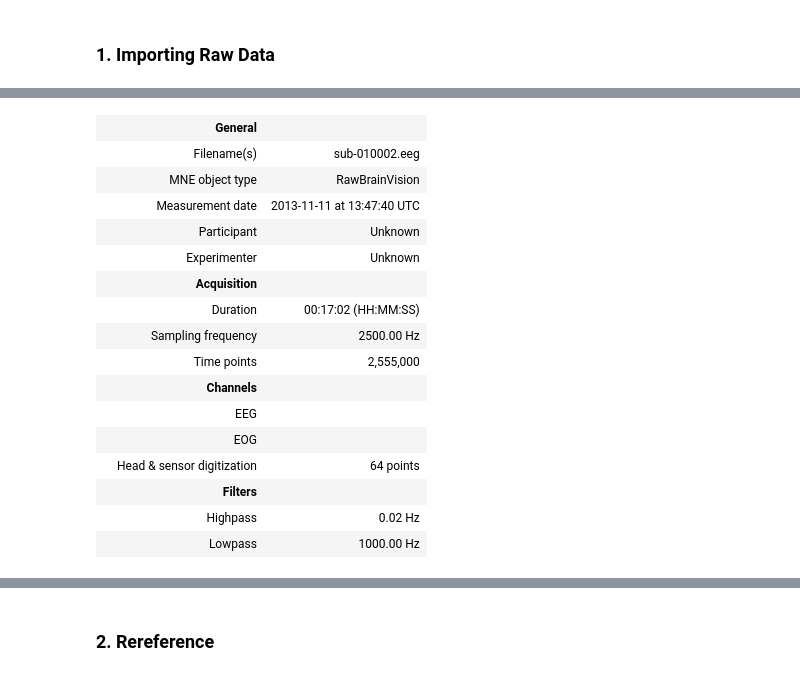
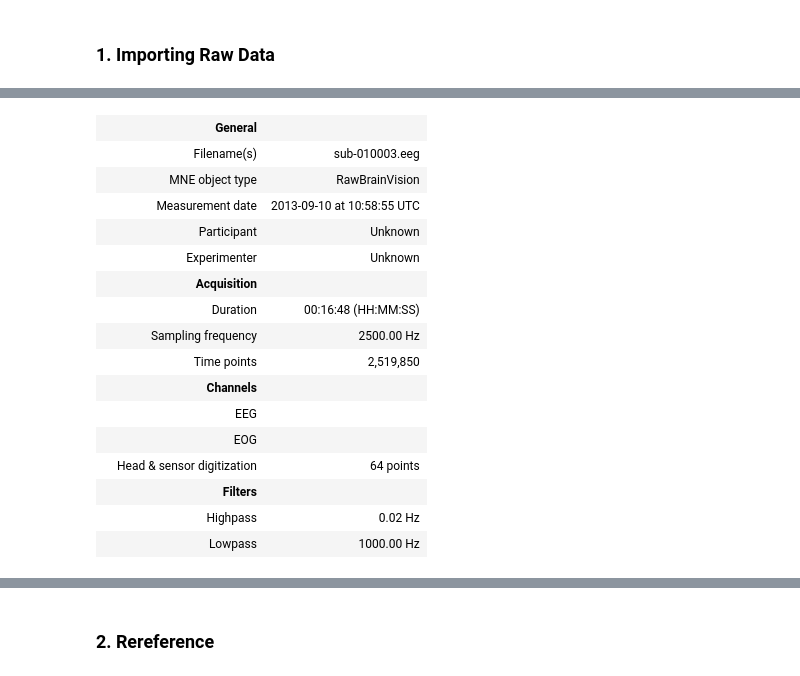
Before and after one commit to tut211302/eeg-mri-aging-analysis, a Jupyter notebook: jupyter_notebook/MNE-Preprocessing.ipynb, the cells around one changed output, grey strips where cells are left out. Saved outputs shown, nothing was run; the diff lists cells and outputs as text; code cells hidden in the pictures.

```diff
--- a/jupyter_notebook/MNE-Preprocessing.ipynb
+++ b/jupyter_notebook/MNE-Preprocessing.ipynb
@@ -7,11 +7,14 @@ import os.path as op
 import mne
 import numpy as np
 import pandas as pd
+# %%
+from tqdm import tqdm
+mne.set_log_level('WARNING')
 # %% [markdown]
 ### 1. Importing Raw  Data
 # %%
-examples_dir = 'D:\\FY2025\\Fukuyama\\work place\\eeg-mri-aging-analysis\\data\\raw\\sub-010002\\RSEEG\\'   # Path to the raw EEG Data folder
-vhdr_file = op.join(examples_dir, 'sub-010002.vhdr')                # Path to the raw EEG header file
+examples_dir = 'D:\\FY2025\\Fukuyama\\work place\\eeg-mri-aging-analysis\\data\\raw\\sub-010003\\RSEEG\\'   # Path to the raw EEG Data folder
+vhdr_file = op.join(examples_dir, 'sub-010003.vhdr')                # Path to the raw EEG header file
 #vhdr_file = 'D:\\FY2025\\Fukuyama\\work place\\eeg-mri-aging-analysis\\data\\EEG_MPILMBB_LEMON\\EEG_Raw_BIDS_ID\\sub-010002\\RSEEG\\sub-010002.vhdr'
 raw = mne.io.read_raw_brainvision(vhdr_file, misc='auto')        # Returns a Raw object containing BrainVision data
-raw.load_data()                                                   # Loading continuous data
+_= raw.load_data()                                                   # Loading continuous data
@@ -38,24 +21,24 @@ Reading 0 ... 2554999  =      0.000 ...  1022.000 secs...
 # %%
 # Set the VEOG channel as EOG type (not EEG)
 raw.set_channel_types({'VEOG': 'eog'})
 
 # Create standard montage (10-20 system)
-montage = mne.channels.make_standard_montage('standard_1005')
+montage = mne.channels.make_standard_montage('standard_1020')
 
 # Apply montage to EEG channels only
 # Since VEOG is not part of the standard montage, allow missing channel info
 raw.set_montage(montage, on_missing='raise')
 # %% [output]
 |  | General |  |
-|  | Filename(s) | sub-010002.eeg |
+|  | Filename(s) | sub-010003.eeg |
 |  | MNE object type | RawBrainVision |
-|  | Measurement date | 2013-11-11 at 13:47:40 UTC |
+|  | Measurement date | 2013-09-10 at 10:58:55 UTC |
 |  | Participant | Unknown |
 |  | Experimenter | Unknown |
 |  | Acquisition |  |
-|  | Duration | 00:17:02 (HH:MM:SS) |
+|  | Duration | 00:16:48 (HH:MM:SS) |
 |  | Sampling frequency | 2500.00 Hz |
-|  | Time points | 2,555,000 |
+|  | Time points | 2,519,850 |
 |  | Channels |  |
 |  | EEG |  |
 |  | EOG |  |
```
Also changed, not shown: parts of 12 cells of this notebook, 9 other files.
